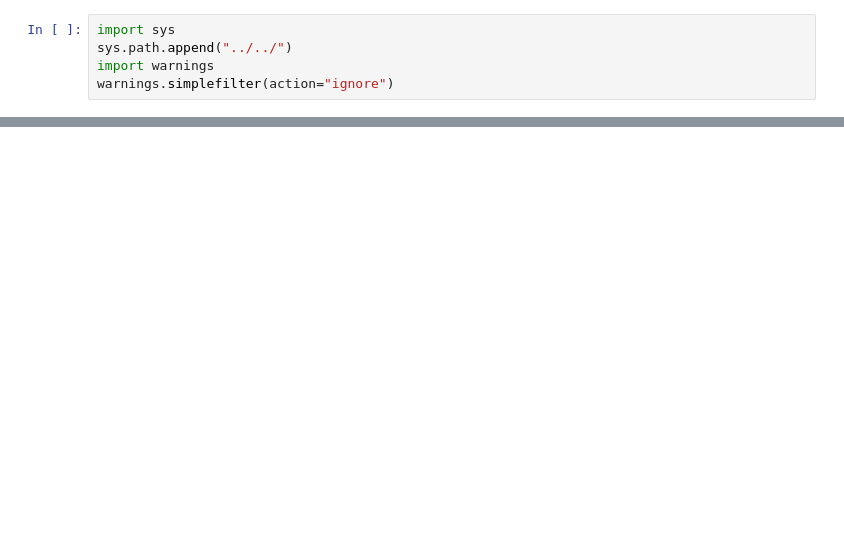
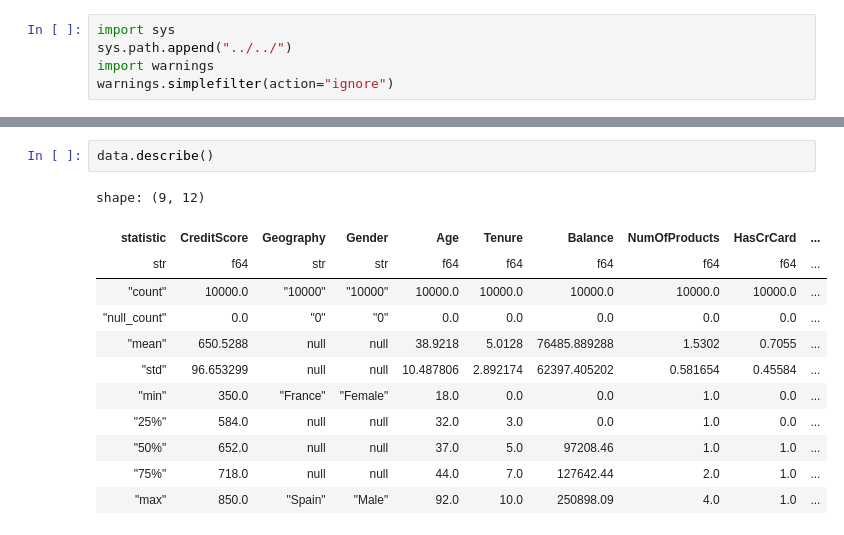
Before and after one commit to Ravikumarchavva/ML_Playground, a Jupyter notebook: week2_classification/Day1_preprocessFor_Binary/perprocess.ipynb, the cells around one changed output, grey strips where cells are left out. Drawn from its saved outputs; the diff is of its cells as text; blank space fills up the shorter version.

```diff
--- a/week2_classification/Day1_preprocessFor_Binary/perprocess.ipynb
+++ b/week2_classification/Day1_preprocessFor_Binary/perprocess.ipynb
@@ -30,0 +33,15 @@ data
+# %%
+data.describe()
+# %% [output]
+shape: (9, 12)
+| statistic | CreditScore | Geography | Gender | Age | Tenure | Balance | NumOfProducts | HasCrCard | ... |
+| str | f64 | str | str | f64 | f64 | f64 | f64 | f64 | ... |
+| "count" | 10000.0 | "10000" | "10000" | 10000.0 | 10000.0 | 10000.0 | 10000.0 | 10000.0 | ... |
+| "null_count" | 0.0 | "0" | "0" | 0.0 | 0.0 | 0.0 | 0.0 | 0.0 | ... |
+| "mean" | 650.5288 | null | null | 38.9218 | 5.0128 | 76485.889288 | 1.5302 | 0.7055 | ... |
+| "std" | 96.653299 | null | null | 10.487806 | 2.892174 | 62397.405202 | 0.581654 | 0.45584 | ... |
+| "min" | 350.0 | "France" | "Female" | 18.0 | 0.0 | 0.0 | 1.0 | 0.0 | ... |
+| "25%" | 584.0 | null | null | 32.0 | 3.0 | 0.0 | 1.0 | 0.0 | ... |
+| "50%" | 652.0 | null | null | 37.0 | 5.0 | 97208.46 | 1.0 | 1.0 | ... |
+| "75%" | 718.0 | null | null | 44.0 | 7.0 | 127642.44 | 2.0 | 1.0 | ... |
+| "max" | 850.0 | "Spain" | "Male" | 92.0 | 10.0 | 250898.09 | 4.0 | 1.0 | ... |
```
Also changed, not shown: parts of 21 cells of this notebook, 12 other files.
